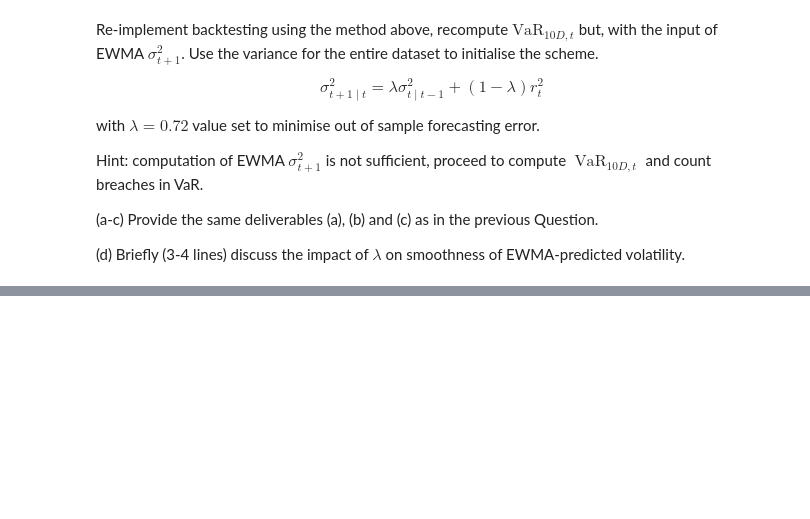
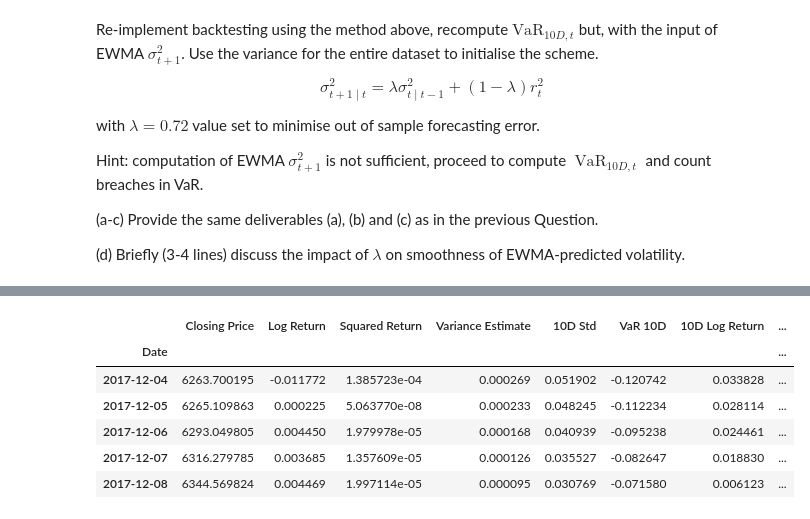
Before and after one commit to imharrisonking/cqf, a Jupyter notebook: 02-quantitative-risk-and-return/exam/E1_HARRISONKING_REPORT.ipynb, the cells around one changed output, grey strips where cells are left out. Cells and saved outputs as stored; diff of their text form; code cells hidden in the pictures; blank space fills up the shorter version.

```diff
--- a/02-quantitative-risk-and-return/exam/E1_HARRISONKING_REPORT.ipynb
+++ b/02-quantitative-risk-and-return/exam/E1_HARRISONKING_REPORT.ipynb
@@ -932,0 +952,15 @@ Hint: computation of EWMA $\sigma_{t+1}^{2}$ is not sufficient, proceed to compu
+# %%
+# Load in the data from the CSV file
+risk_metrics_df = pd.read_csv('nasdaq100.csv', index_col='Date', parse_dates=True)
+
+# Calculate daily log returns and squared log returns
+risk_metrics_df['Log Return'] = np.log(risk_metrics_df['Closing Price'] / risk_metrics_df['Closing Price'].shift(1))
+risk_metrics_df['Squared Return'] = risk_metrics_df['Log Return'] ** 2
+
+# Save the average variance in a variable
+average_variance = risk_metrics_df['Squared Return'].mean()
+
+print(f'Average Variance: {average_variance}')
+
+risk_metrics_df.dropna(inplace=True)
+risk_metrics_df.head()
@@ -932,0 +1003,16 @@ Hint: computation of EWMA $\sigma_{t+1}^{2}$ is not sufficient, proceed to compu
+# %%
+# As before, compute 10 day log return as ln(S_t+11 / S_t+1)
+risk_metrics_df['10D Log Return'] = np.log(risk_metrics_df['Closing Price'].shift(-11) / risk_metrics_df['Closing Price'].shift(-1))
+
+# As before, compute Breach = 1, No Breach = 0 if 10D Log Return < VaR 10D and both 10D Log Return and VaR_10D are negative
+risk_metrics_df['Breach'] = np.where((risk_metrics_df['10D Log Return'] < risk_metrics_df['VaR 10D']) & (risk_metrics_df['10D Log Return'] < 0) & (risk_metrics_df['VaR 10D'] < 0), 1, 0)
+
+risk_metrics_df.head()
+# %% [output]
+|  | Closing Price | Log Return | Squared Return | Variance Estimate | 10D Std | VaR 10D | 10D Log Return | ... |
+| Date |  |  |  |  |  |  |  | ... |
+| 2017-12-04 | 6263.700195 | -0.011772 | 1.385723e-04 | 0.000269 | 0.051902 | -0.120742 | 0.033828 | ... |
+| 2017-12-05 | 6265.109863 | 0.000225 | 5.063770e-08 | 0.000233 | 0.048245 | -0.112234 | 0.028114 | ... |
+| 2017-12-06 | 6293.049805 | 0.004450 | 1.979978e-05 | 0.000168 | 0.040939 | -0.095238 | 0.024461 | ... |
+| 2017-12-07 | 6316.279785 | 0.003685 | 1.357609e-05 | 0.000126 | 0.035527 | -0.082647 | 0.018830 | ... |
+| 2017-12-08 | 6344.569824 | 0.004469 | 1.997114e-05 | 0.000095 | 0.030769 | -0.071580 | 0.006123 | ... |
```
Also changed, not shown: parts of 13 cells of this notebook.
